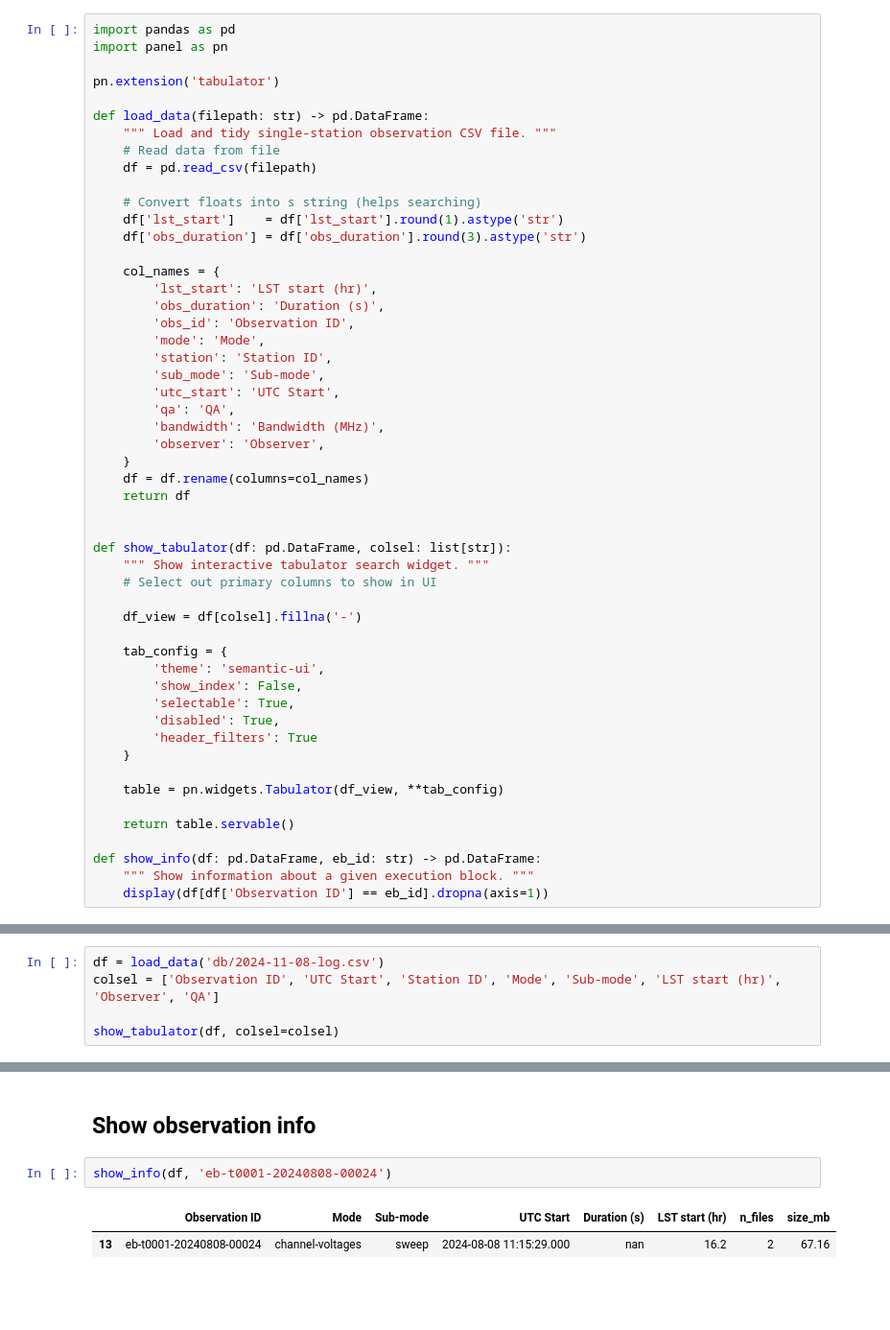
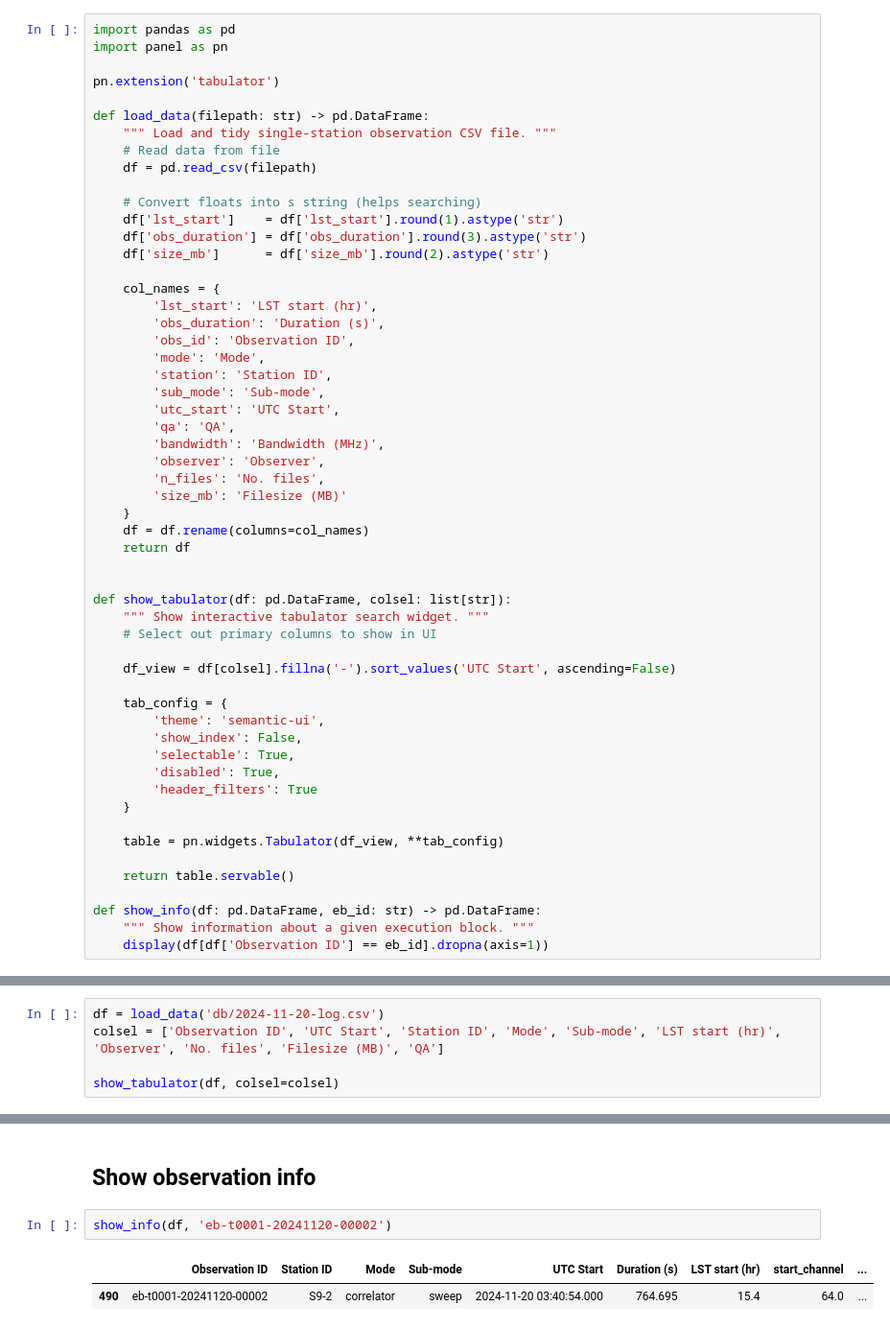
Before and after one commit to ska-sci-ops/mccs-spider-search, a Jupyter notebook: search.ipynb, the cells around one changed output, grey strips where cells are left out. Shown: that part at 96% size. Saved outputs shown, nothing was run; the diff lists cells and outputs as text; blank space fills up the shorter version.

```diff
--- a/search.ipynb
+++ b/search.ipynb
@@ -14,6 +32,7 @@ def load_data(filepath: str) -> pd.DataFrame:
     # Convert floats into s string (helps searching)
     df['lst_start']    = df['lst_start'].round(1).astype('str')
     df['obs_duration'] = df['obs_duration'].round(3).astype('str')
+    df['size_mb']      = df['size_mb'].round(2).astype('str')
 
     col_names = {
         'lst_start': 'LST start (hr)',
@@ -26,6 +45,8 @@ def load_data(filepath: str) -> pd.DataFrame:
         'qa': 'QA',
         'bandwidth': 'Bandwidth (MHz)',
         'observer': 'Observer',
+        'n_files': 'No. files',
+        'size_mb': 'Filesize (MB)'
     }
     df = df.rename(columns=col_names)
     return df
@@ -35,7 +56,7 @@ def show_tabulator(df: pd.DataFrame, colsel: list[str]):
     """ Show interactive tabulator search widget. """
     # Select out primary columns to show in UI
 
-    df_view = df[colsel].fillna('-')
+    df_view = df[colsel].fillna('-').sort_values('UTC Start', ascending=False)
 
     tab_config = {
         'theme': 'semantic-ui',
@@ -59,8 +80,8 @@ def show_info(df: pd.DataFrame, eb_id: str) -> pd.DataFrame:
 # %% [markdown]
 ## Tabulator search
 # %%
-df = load_data('db/2024-11-08-log.csv')
-colsel = ['Observation ID', 'UTC Start', 'Station ID', 'Mode', 'Sub-mode', 'LST start (hr)', 'Observer', 'QA']
+df = load_data('db/2024-11-20-log.csv')
+colsel = ['Observation ID', 'UTC Start', 'Station ID', 'Mode', 'Sub-mode', 'LST start (hr)', 'Observer', 'No. files', 'Filesize (MB)', 'QA']
 
 show_tabulator(df, colsel=colsel)
 # %% [output]
@@ -68,7 +89,7 @@ BokehModel(combine_events=True, render_bundle={'docs_json': {'82409e7f-5b45-442e
 # %% [markdown]
 ## Show observation info
 # %%
-show_info(df, 'eb-t0001-20240808-00024')
+show_info(df, 'eb-t0001-20241120-00002')
 # %% [output]
-|  | Observation ID | Mode | Sub-mode | UTC Start | Duration (s) | LST start (hr) | n_files | size_mb |
-| 13 | eb-t0001-20240808-00024 | channel-voltages | sweep | 2024-08-08 11:15:29.000 | nan | 16.2 | 2 | 67.16 |
+|  | Observation ID | Station ID | Mode | Sub-mode | UTC Start | Duration (s) | LST start (hr) | start_channel | ... |
+| 490 | eb-t0001-20241120-00002 | S9-2 | correlator | sweep | 2024-11-20 03:40:54.000 | 764.695 | 15.4 | 64.0 | ... |
```
Also changed, not shown: parts of 2 cells of this notebook, 1 other file.
